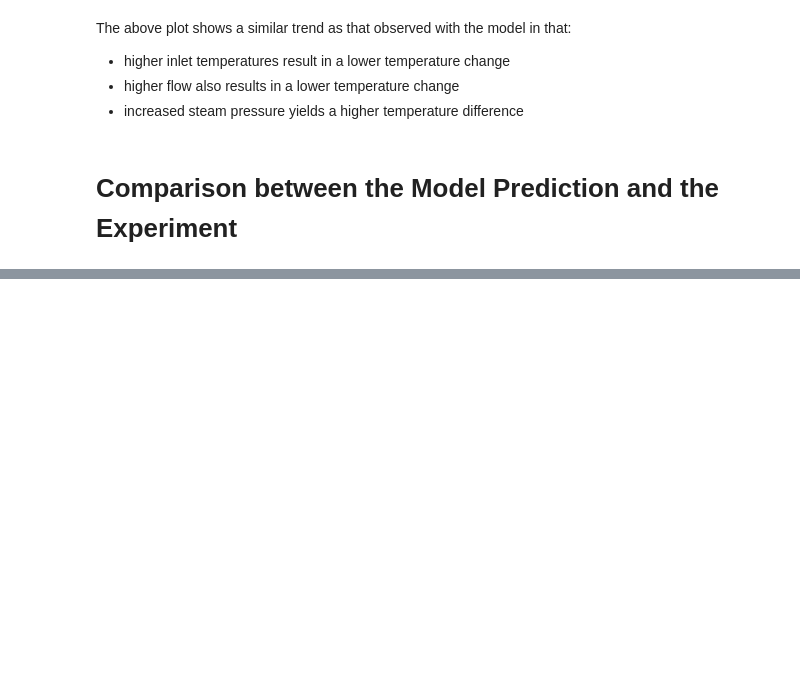
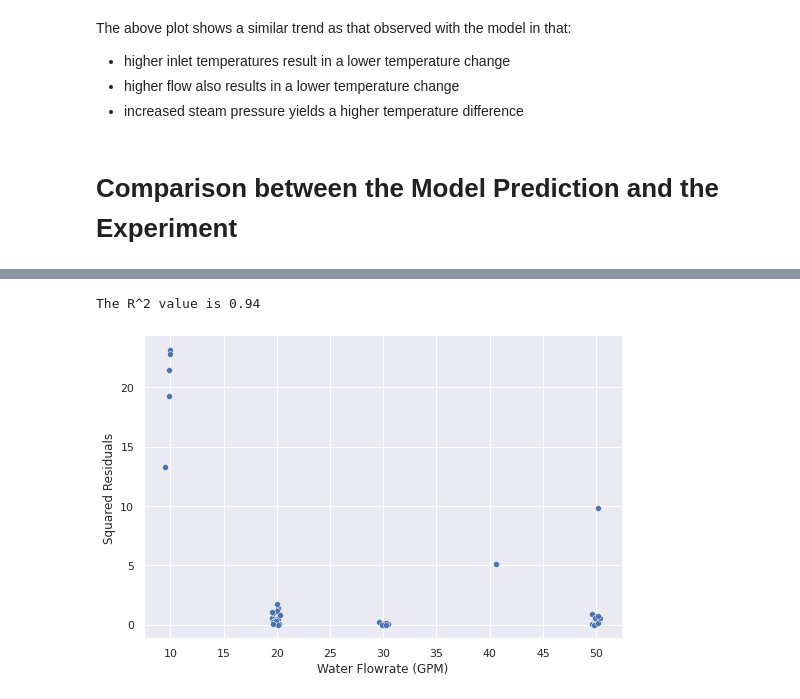
Before and after one commit to clint-bg/demos, a Jupyter notebook: shellandtube/ShellandTubePrediction.ipynb, the cells around one changed output, grey strips where cells are left out. Saved outputs shown, nothing was run; the diff lists cells and outputs as text; code cells hidden in the pictures; blank space fills up the shorter version.

```diff
--- a/shellandtube/ShellandTubePrediction.ipynb
+++ b/shellandtube/ShellandTubePrediction.ipynb
@@ -282,0 +317,10 @@ The actual overall heat transfer coefficient
+# %%
+modelpredict['Squared Residuals'] = (data['Temperature difference, C'] - modelpredict['Temperature difference, C'])**2
+sns.relplot(x='Water Flowrate (GPM)',y='Squared Residuals',data=modelpredict,aspect=15/10)
+se = (modelpredict['Temperature difference, C'] - data['Temperature difference, C'])**2
+ssa = (data['Temperature difference, C'] - data['Temperature difference, C'].mean())**2
+rsquared = 1-se.sum()/ssa.sum()
+print(f'The R^2 value is {rsquared:.2f}')
+# %% [output]
+The R^2 value is 0.94
+[figure, added]
```
Also changed, not shown: parts of 25 cells of this notebook.
